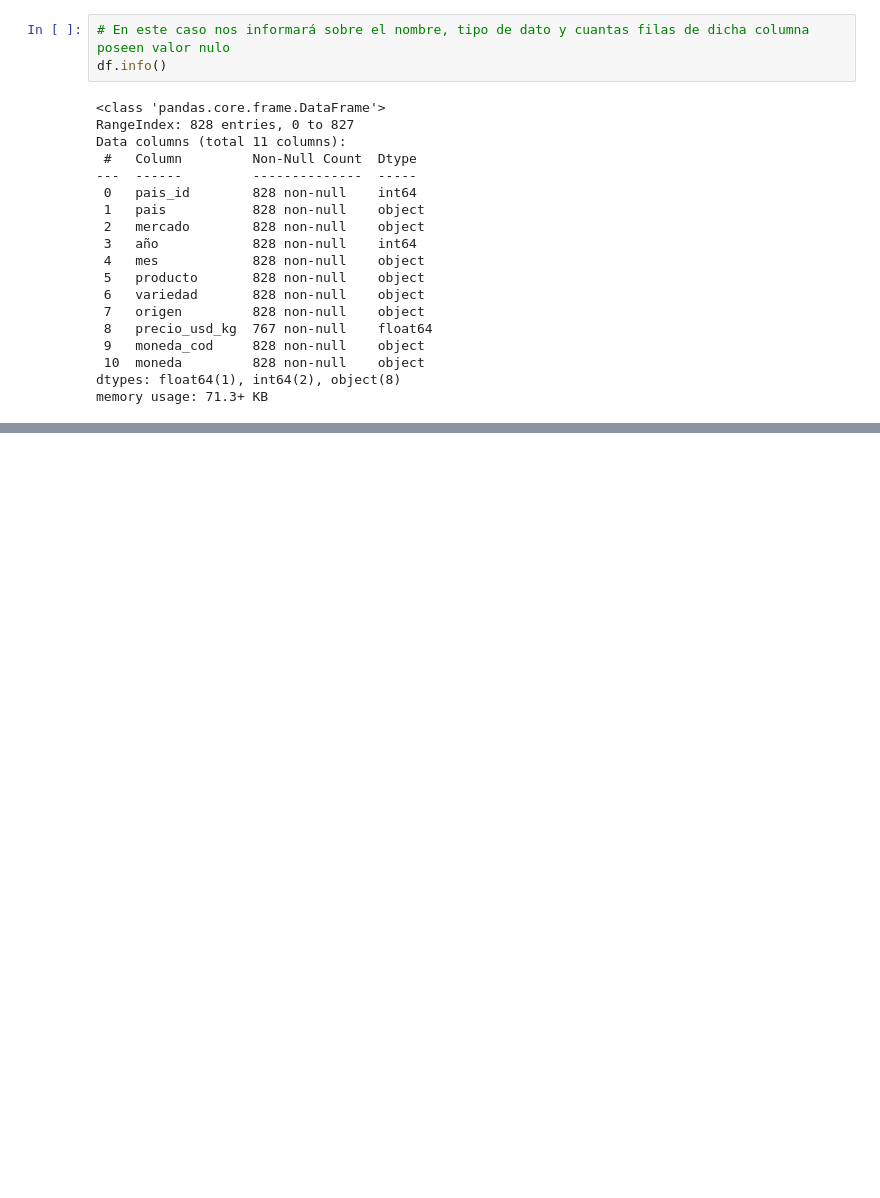
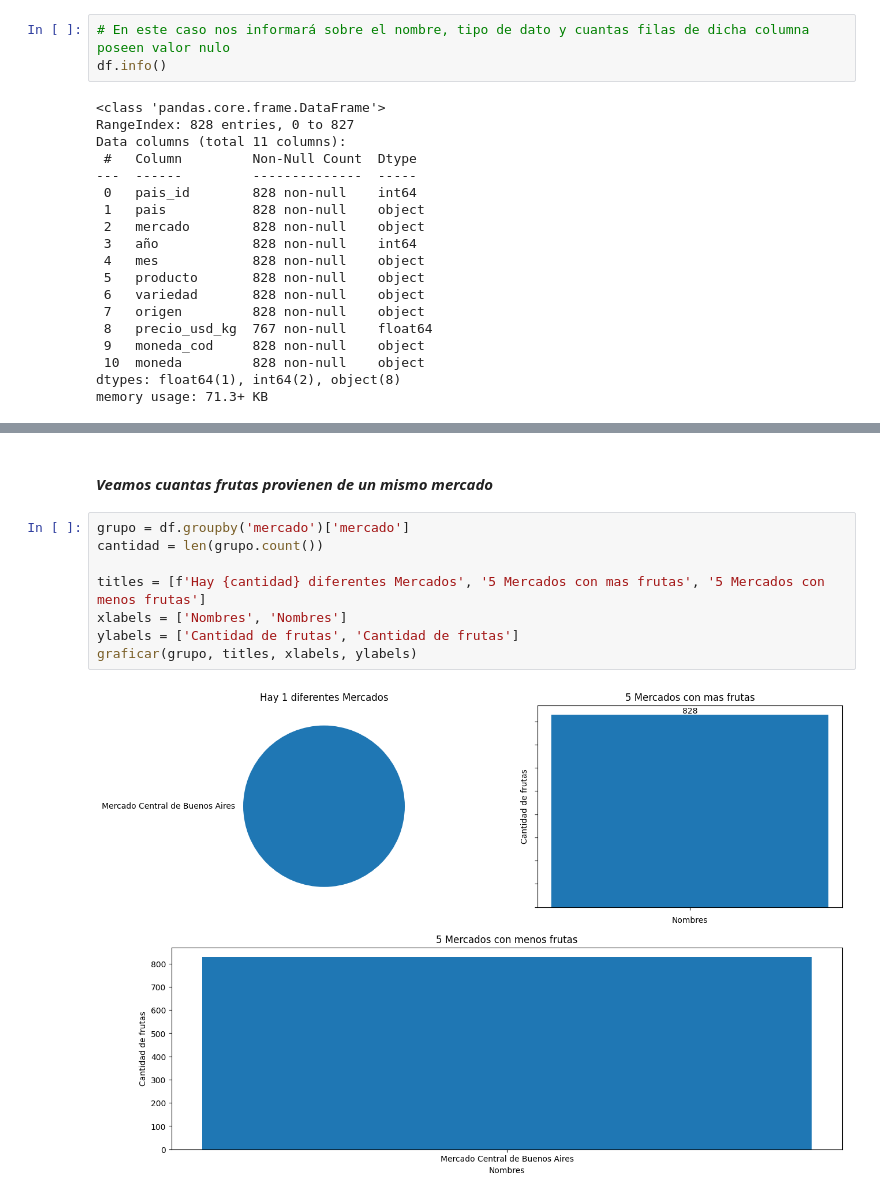
Before and after one commit to cristiandevar/TPIntegrador-1, a Jupyter notebook: TRABAJO_INTEGRADOR_1_Franco_Cristian.ipynb, the cells around one changed output, grey strips where cells are left out. Saved outputs shown, nothing was run; the diff lists cells and outputs as text; blank space fills up the shorter version.

```diff
--- a/TRABAJO_INTEGRADOR_1_Franco_Cristian.ipynb
+++ b/TRABAJO_INTEGRADOR_1_Franco_Cristian.ipynb
@@ -119,0 +181,12 @@ df.tail()
+# %% [markdown]
+#### ***Veamos cuantas frutas provienen de un mismo mercado***
+# %%
+grupo = df.groupby('mercado')['mercado']
+cantidad = len(grupo.count())
+
+titles = [f'Hay {cantidad} diferentes Mercados', '5 Mercados con mas frutas', '5 Mercados con menos frutas']
+xlabels = ['Nombres', 'Nombres']
+ylabels = ['Cantidad de frutas', 'Cantidad de frutas']
+graficar(grupo, titles, xlabels, ylabels)
+# %% [output]
+[figure, added]
```
Also changed, not shown: parts of 34 cells of this notebook.
